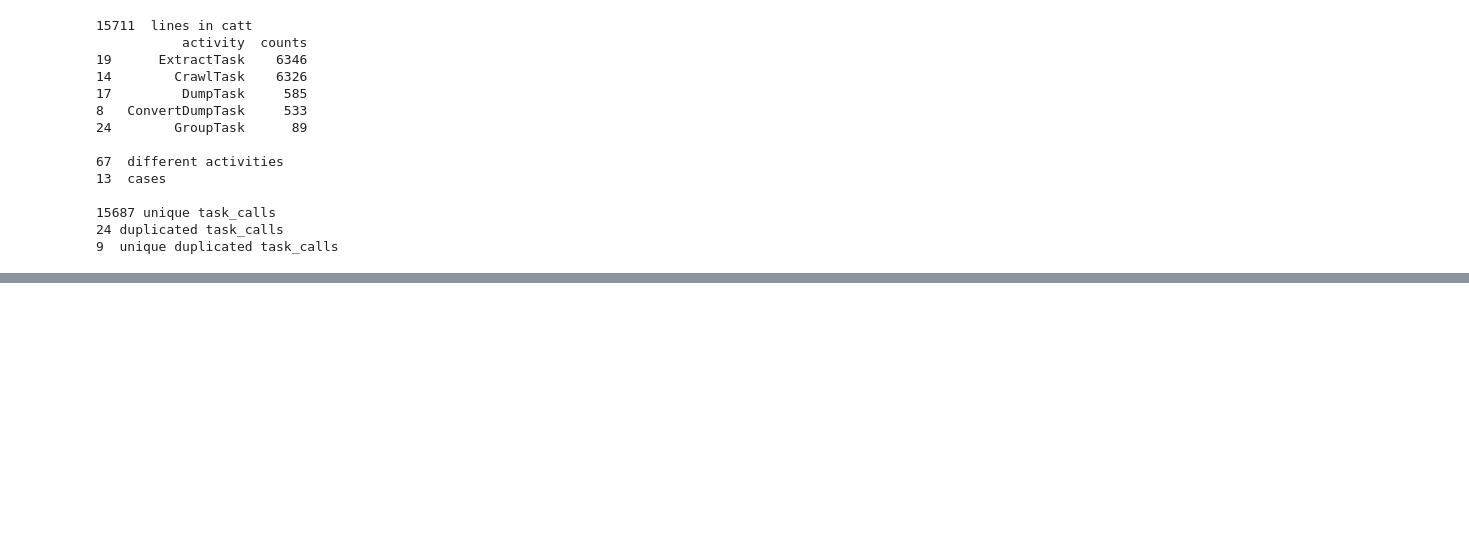
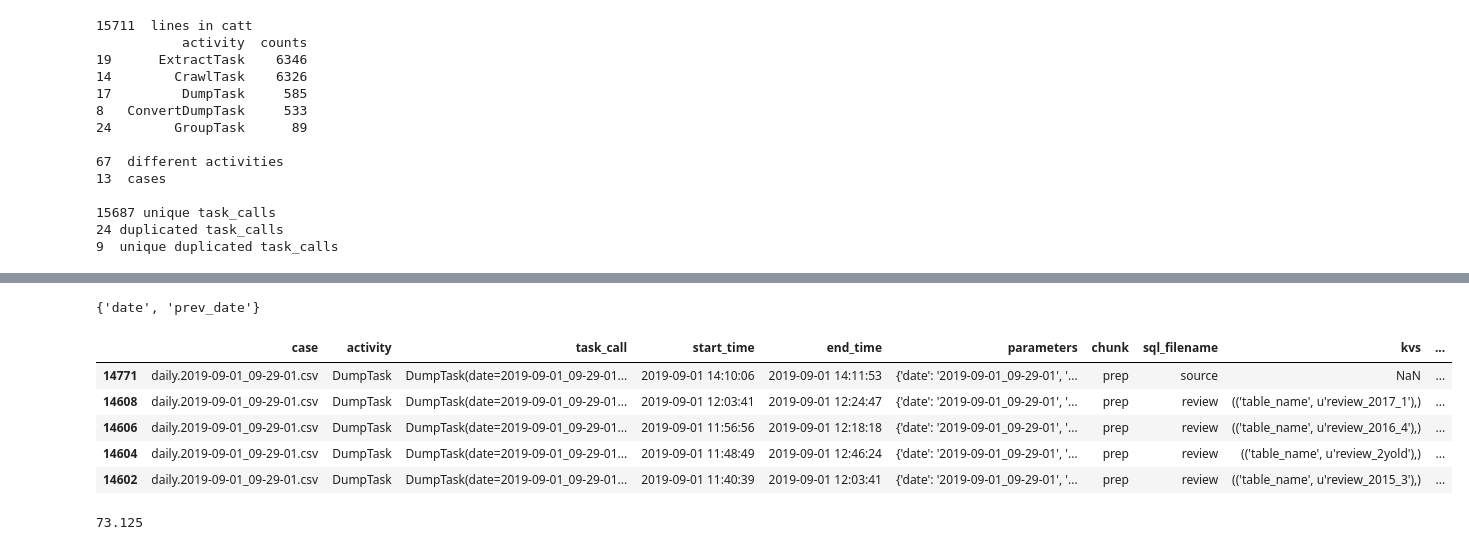
Before and after one commit to andreamalhera/perfSky, a Jupyter notebook: notebooks/logsToCatts.ipynb, the cells around one changed output, grey strips where cells are left out. Cells and saved outputs as stored; diff of their text form; code cells hidden in the pictures; blank space fills up the shorter version.

```diff
--- a/notebooks/logsToCatts.ipynb
+++ b/notebooks/logsToCatts.ipynb
@@ -372,0 +457,17 @@ KeyError: "['task_call'] not in index"
+# %%
+
+non_str_columns = ['parameters']
+column_selection = set(activity_selection.columns) - set(non_str_columns)
+
+counts = activity_selection.groupby(['db_port']).size().reset_index(name='counts').sort_values(by=['counts'])
+
+print(len(activity_selection),'rows:\n')
+print(activity_selection.head(1)[['case','activity','start_time','end_time']])
+
+groups_description = pd.DataFrame(columns=['column','different_groups_per_column'])
+for column in column_selection:
+    #print(column,len(clean_activity_selection.groupby([column]).size().reset_index(name='counts').sort_values(by=['counts'])))
+    groups_description = groups_description.append([{'column': column, 'different_groups_per_column': len(activity_selection.groupby([column]).size().reset_index(name='counts').sort_values(by=['counts']))}])
+groups_description = groups_description.reset_index()[['column','different_groups_per_column']].sort_values(by=['different_groups_per_column'])
+
+groups_description
@@ -372,0 +573,25 @@ KeyError: "['task_call'] not in index"
+# %%
+drop_candidates = groups_description[groups_description['different_groups_per_column']==13]['column'].tolist()
+
+verified_candidates = []
+for candidate in drop_candidates:
+    group_counts = clean_activity_selection.groupby([candidate]).size().reset_index(name='counts').sort_values(by=['counts'])['counts'].tolist()
+    if all(item == group_counts[0] for item in group_counts) and (group_counts[0]*len(group_counts))== len(clean_activity_selection):
+        verified_candidates.append(candidate)
+columns_to_drop = set(verified_candidates)-set(catt.columns)
+print(columns_to_drop)
+clean_case_activity_selection = clean_activity_selection.drop(columns_to_drop, axis=1)
+
+clean_case_activity_selection.head()
+# %% [output]
+{'date', 'prev_date'}
+|  | case | activity | task_call | start_time | end_time | parameters | chunk | sql_filename | kvs | ... |
+| 14771 | daily.2019-09-01_09-29-01.csv | DumpTask | DumpTask(date=2019-09-01_09-29-01... | 2019-09-01 14:10:06 | 2019-09-01 14:11:53 | {'date': '2019-09-01_09-29-01', '... | prep | source | NaN | ... |
+| 14608 | daily.2019-09-01_09-29-01.csv | DumpTask | DumpTask(date=2019-09-01_09-29-01... | 2019-09-01 12:03:41 | 2019-09-01 12:24:47 | {'date': '2019-09-01_09-29-01', '... | prep | review | (('table_name', u'review_2017_1'),) | ... |
+| 14606 | daily.2019-09-01_09-29-01.csv | DumpTask | DumpTask(date=2019-09-01_09-29-01... | 2019-09-01 11:56:56 | 2019-09-01 12:18:18 | {'date': '2019-09-01_09-29-01', '... | prep | review | (('table_name', u'review_2016_4'),) | ... |
+| 14604 | daily.2019-09-01_09-29-01.csv | DumpTask | DumpTask(date=2019-09-01_09-29-01... | 2019-09-01 11:48:49 | 2019-09-01 12:46:24 | {'date': '2019-09-01_09-29-01', '... | prep | review | (('table_name', u'review_2yold'),) | ... |
+| 14602 | daily.2019-09-01_09-29-01.csv | DumpTask | DumpTask(date=2019-09-01_09-29-01... | 2019-09-01 11:40:39 | 2019-09-01 12:03:41 | {'date': '2019-09-01_09-29-01', '... | prep | review | (('table_name', u'review_2015_3'),) | ... |
+# %%
+585/8
+# %% [output]
+73.125
```
Also changed, not shown: parts of 14 cells of this notebook.
